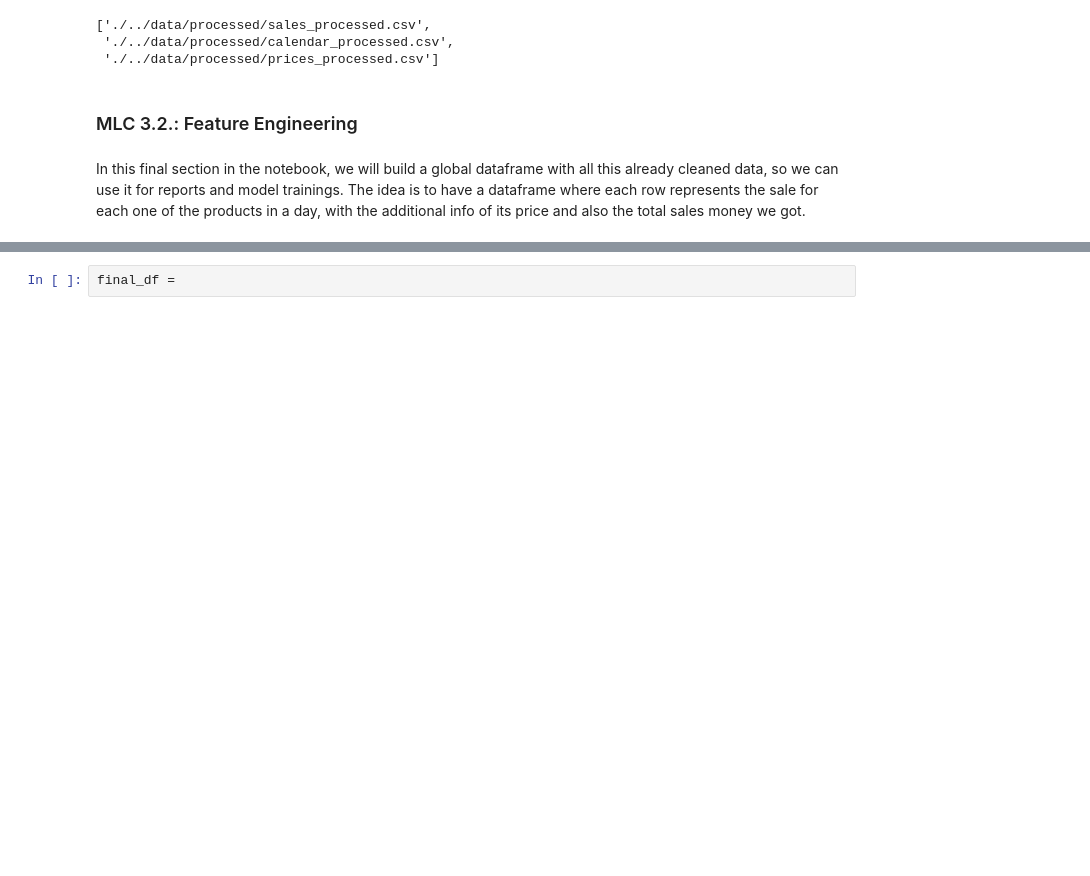
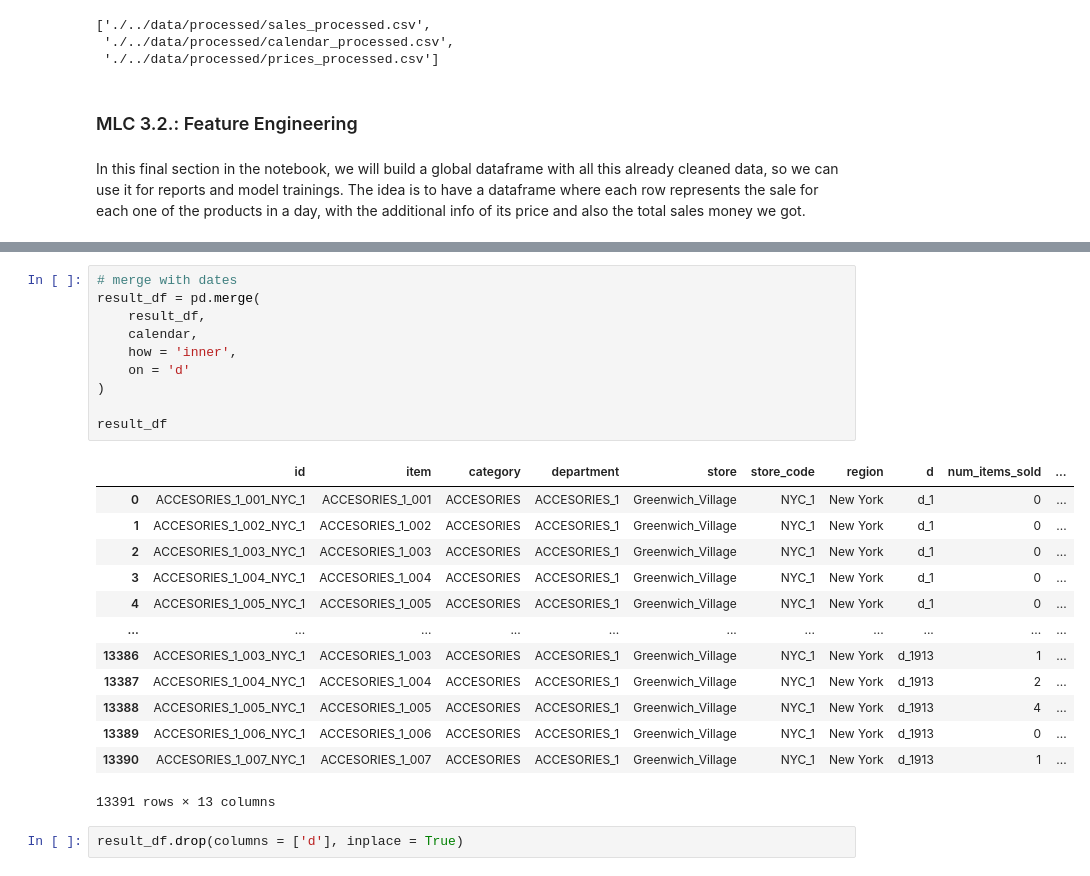
Before and after one commit to Maycas/DS-Market, a Jupyter notebook: 1 - Analysis/1 - Data Preparation.ipynb, the cells around one changed output, grey strips where cells are left out. Saved outputs shown, nothing was run; the diff lists cells and outputs as text; blank space fills up the shorter version.

```diff
--- a/1 - Analysis/1 - Data Preparation.ipynb
+++ b/1 - Analysis/1 - Data Preparation.ipynb
@@ -1127,2 +1020,26 @@ item_df
-# %%
-final_df =
+# %%
+# merge with dates
+result_df = pd.merge(
+    result_df,
+    calendar,
+    how = 'inner',
+    on = 'd'
+)
+
+result_df
+# %% [output]
+|  | id | item | category | department | store | store_code | region | d | num_items_sold | ... |
+| 0 | ACCESORIES_1_001_NYC_1 | ACCESORIES_1_001 | ACCESORIES | ACCESORIES_1 | Greenwich_Village | NYC_1 | New York | d_1 | 0 | ... |
+| 1 | ACCESORIES_1_002_NYC_1 | ACCESORIES_1_002 | ACCESORIES | ACCESORIES_1 | Greenwich_Village | NYC_1 | New York | d_1 | 0 | ... |
+| 2 | ACCESORIES_1_003_NYC_1 | ACCESORIES_1_003 | ACCESORIES | ACCESORIES_1 | Greenwich_Village | NYC_1 | New York | d_1 | 0 | ... |
+| 3 | ACCESORIES_1_004_NYC_1 | ACCESORIES_1_004 | ACCESORIES | ACCESORIES_1 | Greenwich_Village | NYC_1 | New York | d_1 | 0 | ... |
+| 4 | ACCESORIES_1_005_NYC_1 | ACCESORIES_1_005 | ACCESORIES | ACCESORIES_1 | Greenwich_Village | NYC_1 | New York | d_1 | 0 | ... |
+| ... | ... | ... | ... | ... | ... | ... | ... | ... | ... | ... |
+| 13386 | ACCESORIES_1_003_NYC_1 | ACCESORIES_1_003 | ACCESORIES | ACCESORIES_1 | Greenwich_Village | NYC_1 | New York | d_1913 | 1 | ... |
+| 13387 | ACCESORIES_1_004_NYC_1 | ACCESORIES_1_004 | ACCESORIES | ACCESORIES_1 | Greenwich_Village | NYC_1 | New York | d_1913 | 2 | ... |
+| 13388 | ACCESORIES_1_005_NYC_1 | ACCESORIES_1_005 | ACCESORIES | ACCESORIES_1 | Greenwich_Village | NYC_1 | New York | d_1913 | 4 | ... |
+| 13389 | ACCESORIES_1_006_NYC_1 | ACCESORIES_1_006 | ACCESORIES | ACCESORIES_1 | Greenwich_Village | NYC_1 | New York | d_1913 | 0 | ... |
+| 13390 | ACCESORIES_1_007_NYC_1 | ACCESORIES_1_007 | ACCESORIES | ACCESORIES_1 | Greenwich_Village | NYC_1 | New York | d_1913 | 1 | ... |
+13391 rows × 13 columns
+# %%
+result_df.drop(columns = ['d'], inplace = True)
```
Also changed, not shown: parts of 30 cells of this notebook, 1 other file.
